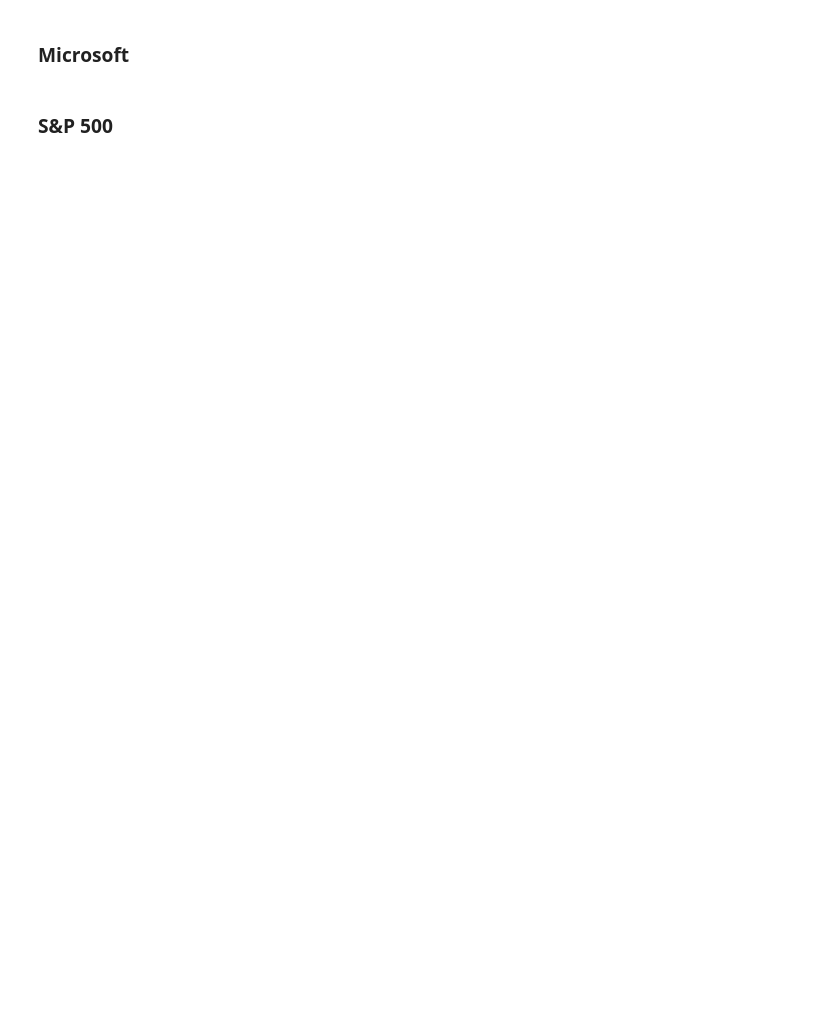
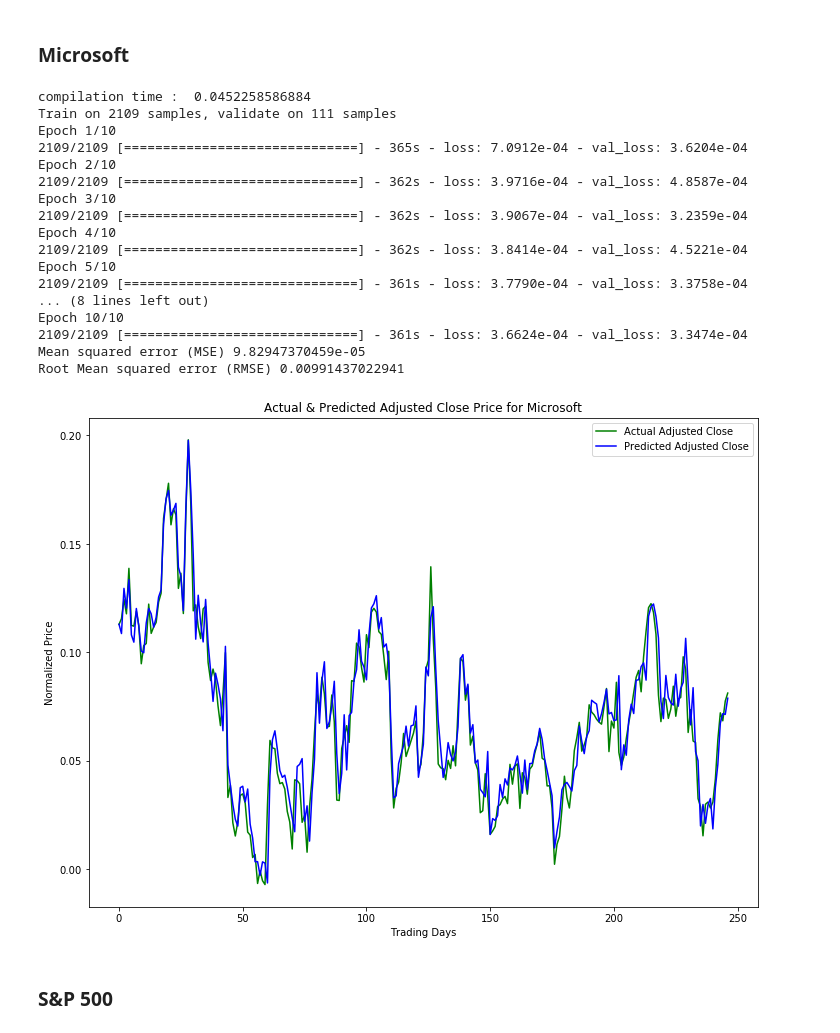
Before and after one commit to yhagio/stock_price_predictor, a Jupyter notebook: stock_price_predictor_lstm_3.ipynb, the cells around one changed output. Drawn from its saved outputs; the diff is of its cells as text; code cells hidden in the pictures; blank space fills up the shorter version.

```diff
--- a/stock_price_predictor_lstm_3.ipynb
+++ b/stock_price_predictor_lstm_3.ipynb
@@ -307,16 +319,6 @@ plt.show()
 # Load datasets
 csv_file = './data/MSFT.csv'
 dfTM = pd.read_csv(csv_file, index_col='Date',parse_dates=True)
-
-# Change params and variables
-batch_size = 1
-nb_epoch = 1
-seq_len = 5
-input_dim=1
-output_dim=50
-loss='mean_squared_error'
-optimizer = 'rmsprop'
-activation = 'linear'
 
 # Get Adjusted Close price and split the data
 adj_closes = load_adj_close(csv_file)
@@ -328,16 +330,10 @@ model = Sequential()
 model.add(LSTM(
     input_dim=input_dim,
     output_dim=output_dim,
-    return_sequences=True))
-model.add(Dropout(0.2))
-
-model.add(LSTM(
-    100,
     return_sequences=False))
-model.add(Dropout(0.2))
 
 model.add(Dense(output_dim=1))
-model.add(Activation('linear'))
+model.add(Activation(activation))
 
 start = time.time()
 model.compile(loss=loss, optimizer=optimizer)
@@ -350,35 +346,53 @@ model.fit(
     batch_size=batch_size,
     nb_epoch=nb_epoch,
     validation_split=0.05)
-
 
 testPredict = model.predict(X_test_, batch_size=batch_size)
 score = model.evaluate(X_test_, y_test_, batch_size=batch_size, verbose=0)
 
 MSFT_MSE = score
 MSFT_RMSE = math.sqrt(score)
 print 'Mean squared error (MSE)', MSFT_MSE
 print 'Root Mean squared error (RMSE)', MSFT_RMSE
 
 # Set up plot
 plt.rcParams['figure.figsize'] = (12, 9)
 
 fig = plt.figure()
 ax = fig.add_subplot(111)
 
 # Add labels
 plt.ylabel('Normalized Price')
 plt.xlabel('Trading Days')
 
 # Plot actual and predicted close values
 plt.plot(y_test_,'g', label='Actual Adjusted Close')
 plt.plot(testPredict, 'b', label='Predicted Adjusted Close')
 
 # Set title
 ax.set_title('Actual & Predicted Adjusted Close Price for Microsoft')
 ax.legend(loc='upper right')
 
 plt.show()
+# %% [output]
+compilation time :  0.0452258586884
+Train on 2109 samples, validate on 111 samples
+Epoch 1/10
+2109/2109 [==============================] - 365s - loss: 7.0912e-04 - val_loss: 3.6204e-04
+Epoch 2/10
+2109/2109 [==============================] - 362s - loss: 3.9716e-04 - val_loss: 4.8587e-04
+Epoch 3/10
+2109/2109 [==============================] - 362s - loss: 3.9067e-04 - val_loss: 3.2359e-04
+Epoch 4/10
+2109/2109 [==============================] - 362s - loss: 3.8414e-04 - val_loss: 4.5221e-04
+Epoch 5/10
+2109/2109 [==============================] - 361s - loss: 3.7790e-04 - val_loss: 3.3758e-04
+... (8 lines left out)
+Epoch 10/10
+2109/2109 [==============================] - 361s - loss: 3.6624e-04 - val_loss: 3.3474e-04
+Mean squared error (MSE) 9.82947370459e-05
+Root Mean squared error (RMSE) 0.00991437022941
+[figure, added]
 # %% [markdown]
 ### S&P 500
 # %%
```
Also changed, not shown: parts of 5 cells of this notebook.
